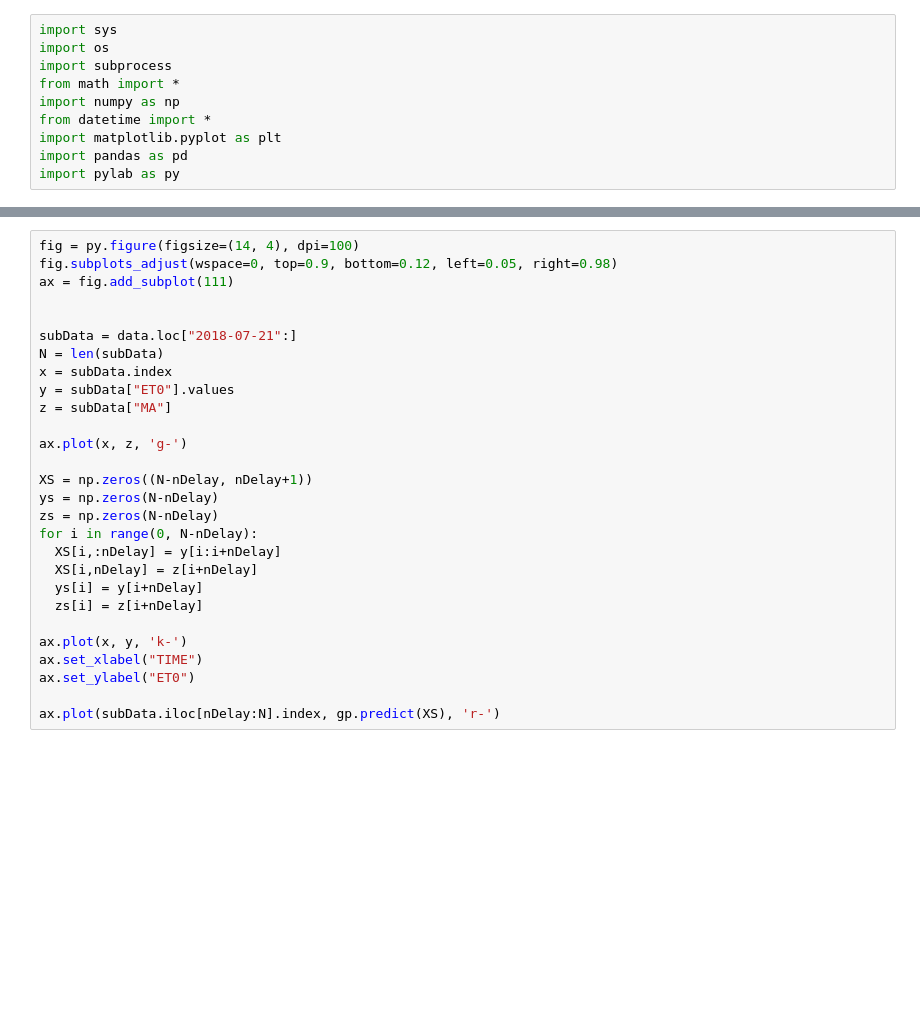
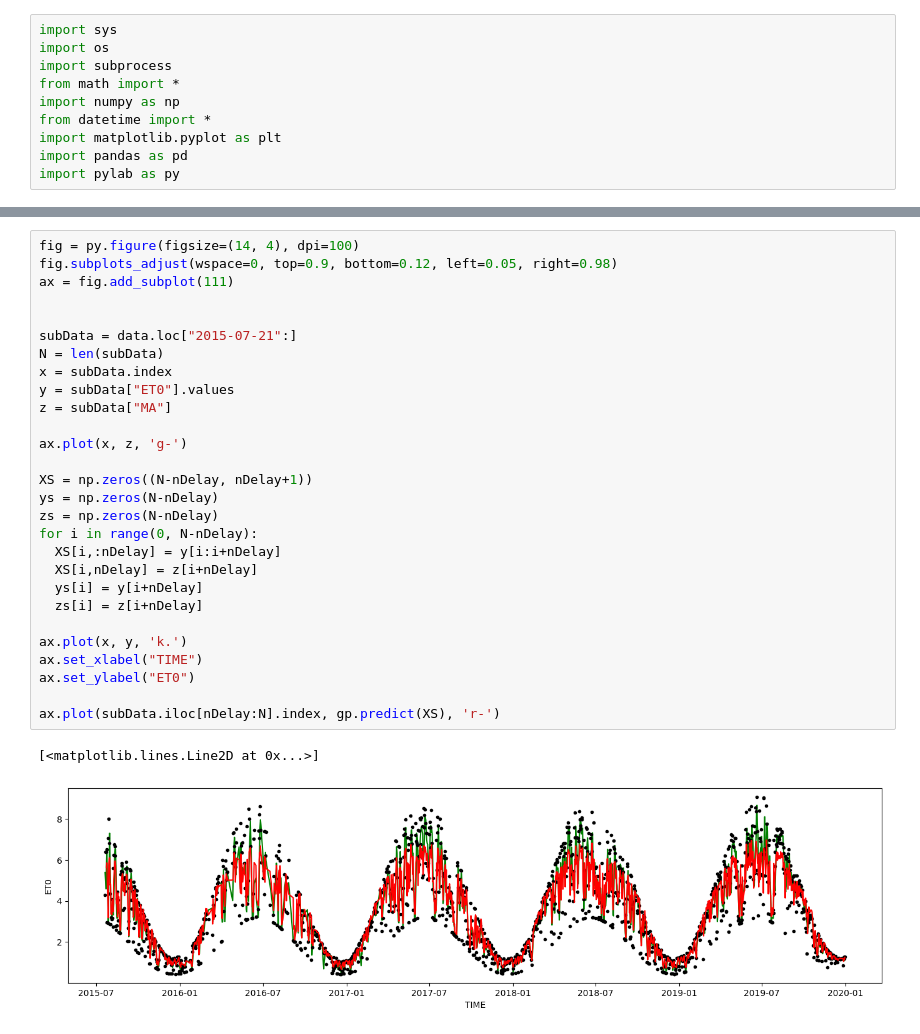
Before and after one commit to ekourkchi/Weather_research, a Jupyter notebook: Weather_GPR.ipynb, the cells around one changed output, grey strips where cells are left out. Drawn from its saved outputs; the diff is of its cells as text; blank space fills up the shorter version.

```diff
--- a/Weather_GPR.ipynb
+++ b/Weather_GPR.ipynb
@@ -84,31 +91,34 @@ ValueError: ignored
 # %%
 fig = py.figure(figsize=(14, 4), dpi=100)
 fig.subplots_adjust(wspace=0, top=0.9, bottom=0.12, left=0.05, right=0.98)
 ax = fig.add_subplot(111)
 
 
-subData = data.loc["2018-07-21":]
+subData = data.loc["2015-07-21":]
 N = len(subData)
 x = subData.index
 y = subData["ET0"].values
 z = subData["MA"]
 
 ax.plot(x, z, 'g-')
 
 XS = np.zeros((N-nDelay, nDelay+1))
 ys = np.zeros(N-nDelay)
 zs = np.zeros(N-nDelay)
 for i in range(0, N-nDelay):
   XS[i,:nDelay] = y[i:i+nDelay]
   XS[i,nDelay] = z[i+nDelay]
   ys[i] = y[i+nDelay]
   zs[i] = z[i+nDelay]
 
-ax.plot(x, y, 'k-')
+ax.plot(x, y, 'k.')
 ax.set_xlabel("TIME")
 ax.set_ylabel("ET0")
 
 ax.plot(subData.iloc[nDelay:N].index, gp.predict(XS), 'r-')
+# %% [output]
+[<matplotlib.lines.Line2D at 0x...>]
+[figure, added]
 # %%
 from sklearn.metrics import mean_squared_error
 from sklearn.metrics import r2_score
```
Also changed, not shown: parts of 5 cells of this notebook.
